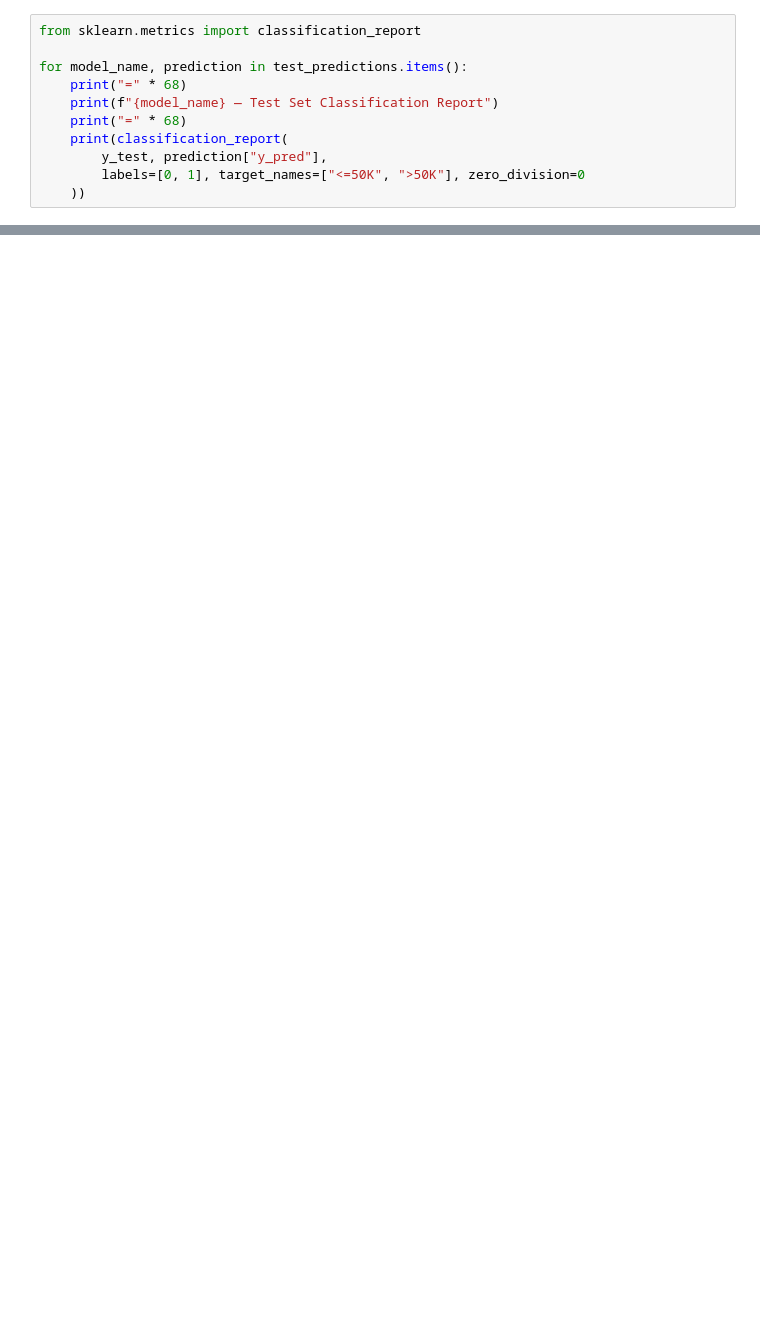
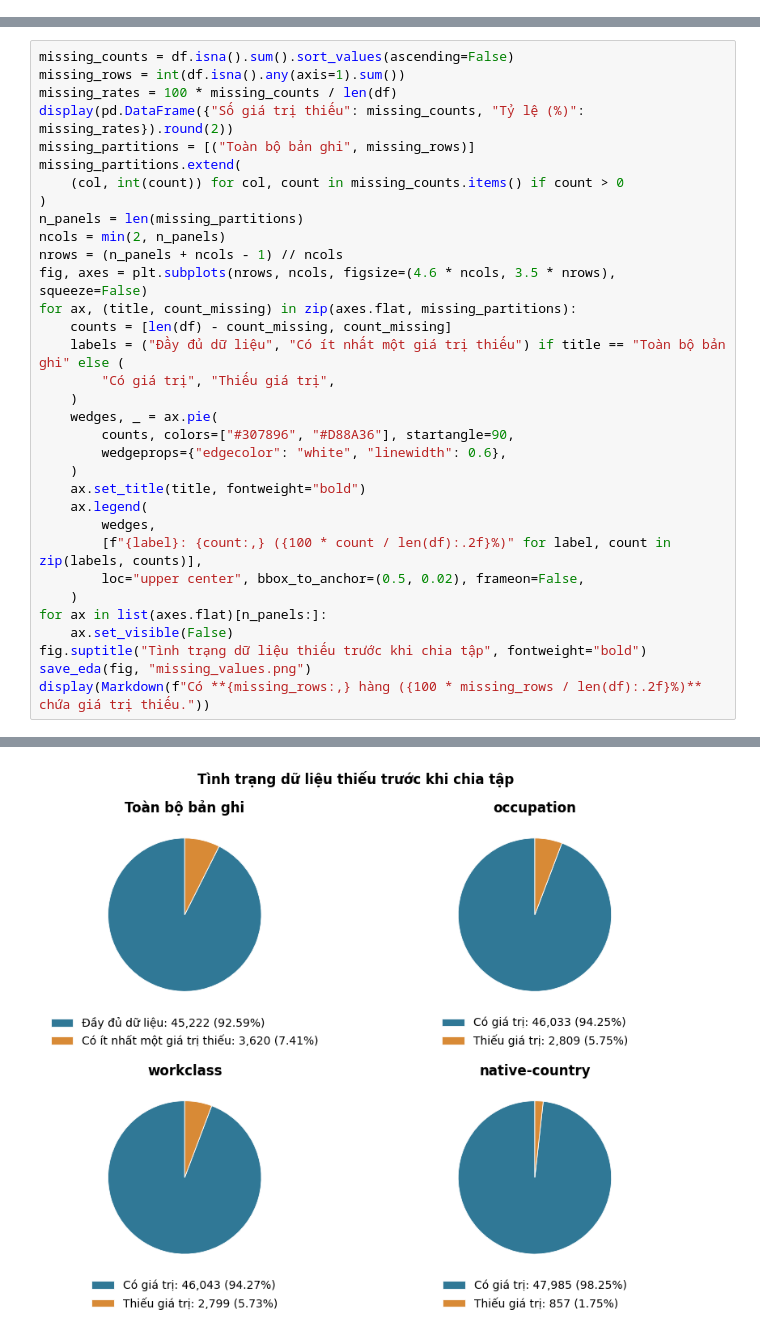
Before and after one commit to superiorhamster/CO5177, a Jupyter notebook: pages/notebooks/Adult_Census_Income_Modeling_Updated.ipynb, the cells around one changed output, grey strips where cells are left out. Drawn from its saved outputs; the diff is of its cells as text; blank space fills up the shorter version.

```diff
--- a/pages/notebooks/Adult_Census_Income_Modeling_Updated.ipynb
+++ b/pages/notebooks/Adult_Census_Income_Modeling_Updated.ipynb
@@ -1789,11 +0,0 @@ Kết quả đã lưu tại: /content/Model_result/all_models_test_comparison.cs
-# %%
-from sklearn.metrics import classification_report
-
-for model_name, prediction in test_predictions.items():
-    print("=" * 68)
-    print(f"{model_name} — Test Set Classification Report")
-    print("=" * 68)
-    print(classification_report(
-        y_test, prediction["y_pred"],
-        labels=[0, 1], target_names=["<=50K", ">50K"], zero_division=0
-    ))
@@ -1922,0 +133,34 @@ Kích thước file: 2047.71 KB
+# %%
+missing_counts = df.isna().sum().sort_values(ascending=False)
+missing_rows = int(df.isna().any(axis=1).sum())
+missing_rates = 100 * missing_counts / len(df)
+display(pd.DataFrame({"Số giá trị thiếu": missing_counts, "Tỷ lệ (%)": missing_rates}).round(2))
+missing_partitions = [("Toàn bộ bản ghi", missing_rows)]
+missing_partitions.extend(
+    (col, int(count)) for col, count in missing_counts.items() if count > 0
+)
+n_panels = len(missing_partitions)
+ncols = min(2, n_panels)
+nrows = (n_panels + ncols - 1) // ncols
+fig, axes = plt.subplots(nrows, ncols, figsize=(4.6 * ncols, 3.5 * nrows), squeeze=False)
+for ax, (title, count_missing) in zip(axes.flat, missing_partitions):
+    counts = [len(df) - count_missing, count_missing]
+    labels = ("Đầy đủ dữ liệu", "Có ít nhất một giá trị thiếu") if title == "Toàn bộ bản ghi" else (
+        "Có giá trị", "Thiếu giá trị",
+    )
+    wedges, _ = ax.pie(
+        counts, colors=["#307896", "#D88A36"], startangle=90,
+        wedgeprops={"edgecolor": "white", "linewidth": 0.6},
+    )
+    ax.set_title(title, fontweight="bold")
+    ax.legend(
+        wedges,
+        [f"{label}: {count:,} ({100 * count / len(df):.2f}%)" for label, count in zip(labels, counts)],
+        loc="upper center", bbox_to_anchor=(0.5, 0.02), frameon=False,
+    )
+for ax in list(axes.flat)[n_panels:]:
+    ax.set_visible(False)
+fig.suptitle("Tình trạng dữ liệu thiếu trước khi chia tập", fontweight="bold")
+save_eda(fig, "missing_values.png")
+display(Markdown(f"Có **{missing_rows:,} hàng ({100 * missing_rows / len(df):.2f}%)** chứa giá trị thiếu."))
+# %% [output]
@@ -1922,0 +183 @@ Kích thước file: 2047.71 KB
+[figure, added]
```
Also changed, not shown: parts of 131 cells of this notebook, 11 other files.
